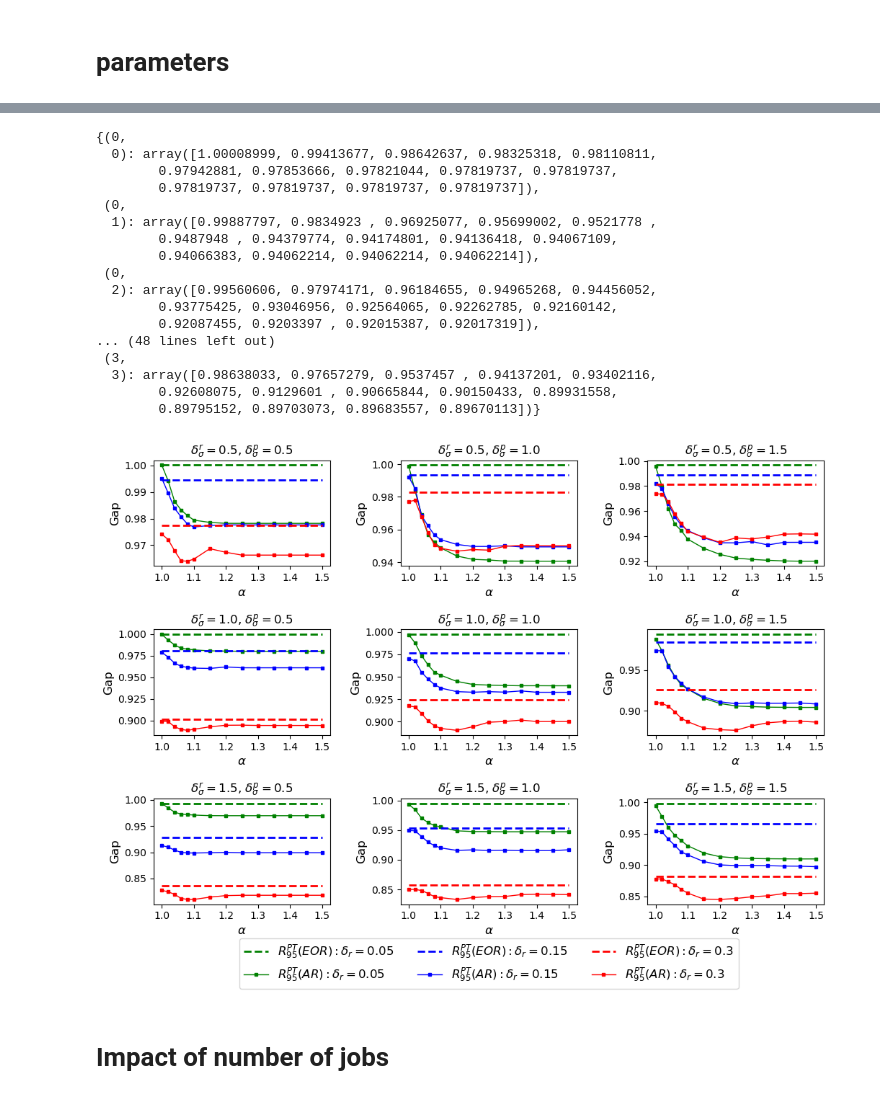
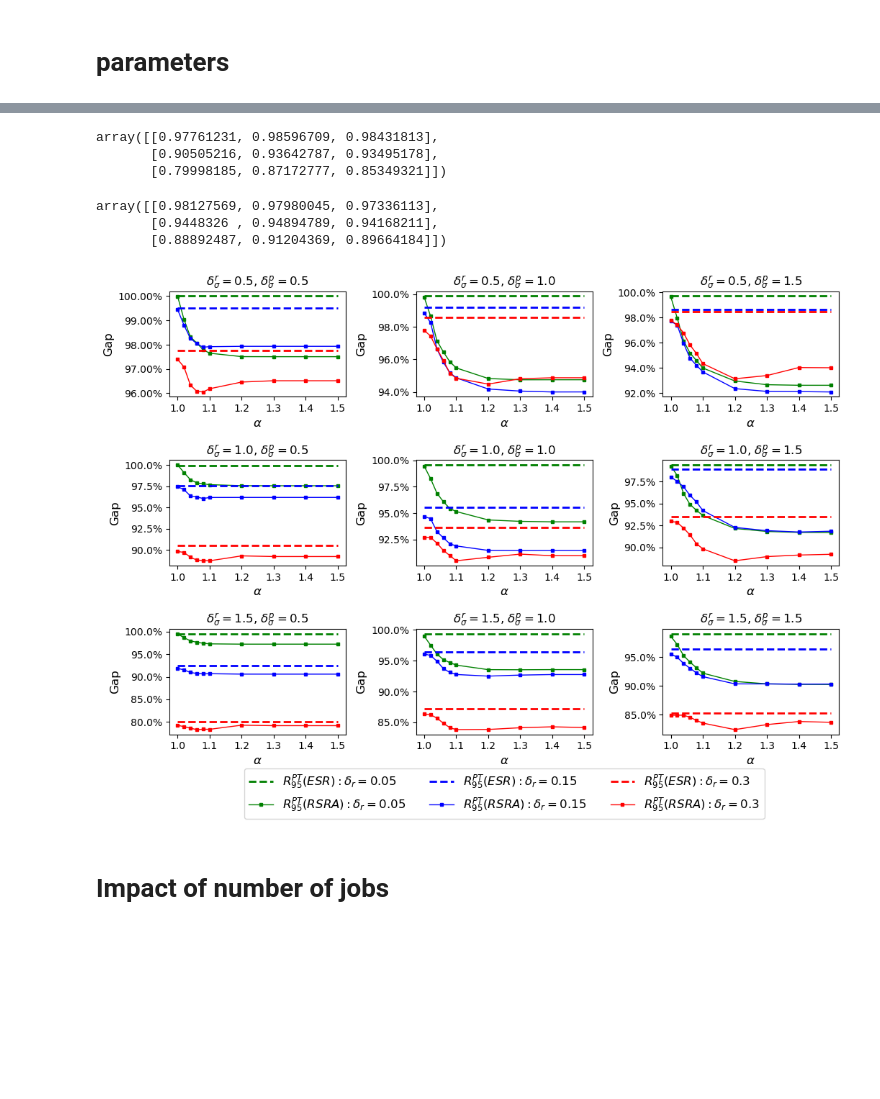
Before and after one commit to xunzhang-sjtu/Robust_scheduling_with_release_time, a Jupyter notebook: results_rand.ipynb, the cells around one changed output, grey strips where cells are left out. Saved outputs shown, nothing was run; the diff lists cells and outputs as text; code cells hidden in the pictures; blank space fills up the shorter version.

```diff
--- a/results_rand.ipynb
+++ b/results_rand.ipynb
@@ -10,7 +10,7 @@ import copy
 # parameters
 # %%
 SEED = 12
-file_path =  '/Users/zhangxun/data/robust_scheduling/rand_release/num_jobs_adjusted_target_1.08/'
+file_path = 'E:/robust_scheduling/SEED='+str(SEED)+'/'
 with open(file_path + 'para_info.pkl','rb') as tf:
     para = pickle.load(tf)
 delta_mu = para['delta_mu'] # control lb of mean processing time
@@ -135,4 +164,0 @@ ratio_set['rs'] = rs_ratio
-# %%
-file_path1 = '/Users/zhangxun/data/robust_scheduling/rand_release/release_processing_var/S='+str(10)+'/delta_r='+str(delta_r)
-with open(file_path1+'_avg_ratio.pkl', "wb") as tf:
-    pickle.dump(ratio_set,tf)
@@ -139,3 +173,9 @@ with open(file_path1+'_avg_ratio.pkl', "wb") as tf:
+# %%
+with open(file_path + 'avg_ratio.pkl','rb') as tf:
+    ratio_avg_set_all = pickle.load(tf)
+# %%
+with open(file_path + 'quan_95_ratio.pkl','rb') as tf:
+    ratio_pt_set_all = pickle.load(tf)
 # %%
 ratio_avg_set_all = {}
 ratio_pt_set_all = {}
@@ -150,26 +190,19 @@ for i in range(len(delta_r_all)):
         rst = pickle.load(tf)
     ratio_pt_set_all[delta_r] = rst
 # %%
-ratio_pt_set_all[0.05]['rs']
+ratio_pt_set_all[0.3]['saa']
 # %% [output]
-{(0,
-  0): array([1.00008999, 0.99413677, 0.98642637, 0.98325318, 0.98110811,
-        0.97942881, 0.97853666, 0.97821044, 0.97819737, 0.97819737,
-        0.97819737, 0.97819737, 0.97819737, 0.97819737]),
- (0,
-  1): array([0.99887797, 0.9834923 , 0.96925077, 0.95699002, 0.9521778 ,
-        0.9487948 , 0.94379774, 0.94174801, 0.94136418, 0.94067109,
-        0.94066383, 0.94062214, 0.94062214, 0.94062214]),
- (0,
-  2): array([0.99560606, 0.97974171, 0.96184655, 0.94965268, 0.94456052,
-        0.93775425, 0.93046956, 0.92564065, 0.92262785, 0.92160142,
-        0.92087455, 0.9203397 , 0.92015387, 0.92017319]),
-... (48 lines left out)
- (3,
-  3): array([0.98638033, 0.97657279, 0.9537457 , 0.94137201, 0.93402116,
-        0.92608075, 0.9129601 , 0.90665844, 0.90150433, 0.89931558,
-        0.89795152, 0.89703073, 0.89683557, 0.89670113])}
+array([[0.97761231, 0.98596709, 0.98431813],
+       [0.90505216, 0.93642787, 0.93495178],
+       [0.79998185, 0.87172777, 0.85349321]])
+# %%
+ratio_avg_set_all[0.3]['saa']
+# %% [output]
+array([[0.98127569, 0.97980045, 0.97336113],
+       [0.9448326 , 0.94894789, 0.94168211],
+       [0.88892487, 0.91204369, 0.89664184]])
 # %%
+import matplotlib.ticker as mtick
 ms = 3
 lw = 1
 ticks = np.arange(1,1.501,0.1)
@@ -180,40 +213,41 @@ delta_ep_all = np.arange(0.5,1.51,0.5)
 fig,ax = plt.subplots(len(delta_er_all),len(delta_ep_all),figsize=(12, 8))
 index = 0
 for i in range(len(delta_er_all)):
     delta_er = delta_er_all[i]
     for j in range(len(delta_ep_all)):
         # ax[i,j].plot(range_c,np.ones(len(range_c)),'-.',color = 'k',linewidth = lw)
         if metric_name == 'avg':
             for k in range(len(delta_r_all)):
                 delta_r = delta_r_all[k]
-                name1 = r'$R_{A}(EOR):\delta_r='+str(delta_r)+'$'
-                name2 = r'$R_{A}(AR):\delta_r='+str(delta_r)+'$'
+                name1 = r'$R_{A}(ESR):\delta_r='+str(delta_r)+'$'
+                name2 = r'$R_{A}(RSRA):\delta_r='+str(delta_r)+'$'
                 ax[i,j].plot(range_c,np.ones(len(range_c))*ratio_avg_set_all[delta_r]['saa'][i,j],'--',color = color_set[k],markersize=ms,linewidth = 2,label=name1)
                 ax[i,j].plot(range_c,ratio_avg_set_all[delta_r]['rs'][i,j],'-s',color = color_set[k],markersize=ms,linewidth = lw,label=name2)
+                ax[i,j].yaxis.set_major_formatter(mtick.PercentFormatter(1))
         else:
             for k in range(len(delta_r_all)):
                 delta_r = delta_r_all[k]
-                name1 = r'$R^{PT}_{95}(EOR):\delta_r='+str(delta_r)+'$'
-                name2 = r'$R^{PT}_{95}(AR):\delta_r='+str(delta_r)+'$'
+                name1 = r'$R^{PT}_{95}(ESR):\delta_r='+str(delta_r)+'$'
+                name2 = r'$R^{PT}_{95}(RSRA):\delta_r='+str(delta_r)+'$'
                 ax[i,j].plot(range_c,np.ones(len(range_c))*ratio_pt_set_all[delta_r]['saa'][i,j],'--',color = color_set[k],markersize=ms,linewidth = 2,label=name1)
                 ax[i,j].plot(range_c,ratio_pt_set_all[delta_r]['rs'][i,j],'-s',color = color_set[k],markersize=ms,linewidth = lw,label=name2)
-
+                ax[i,j].yaxis.set_major_formatter(mtick.PercentFormatter(1))
 
         ax[i,j].set_ylabel('Gap',fontsize = 12)
         ax[i,j].set_xlabel(r'$\alpha$',fontsize = 12)
         # ax[i,j].set_yticks(np.arange(0.88,1.01,0.04))
         ax[i,j].set_xticks(ticks)
         ax[i,j].set_title(r'$\delta^{r}_{\sigma}=$'+str(delta_er)+r', $\delta^{p}_{\sigma}=$'+str(delta_ep_all[j]))
 # plt.xticks(fontsize=16)
 # plt.yticks(fontsize=16)
 # ax.legend(loc='upper left',fontsize = 18)
 plt.legend(loc=8,fontsize = 12, ncol = 3, bbox_to_anchor=(-0.9,-0.8),borderaxespad = 0.)     ##设置ax4中legend的位置，将其放在图外
 fig_name = 'Out-of-sample performance-'+metric_name+'.pdf'
 plt.subplots_adjust(wspace =0.4, hspace =0.6)#调整子图间距
-plt.savefig(file_path1 + fig_name, bbox_inches='tight') # 保存成PDF放大后不失真（默认保存在了当前文件夹下）
+plt.savefig(file_path + fig_name, bbox_inches='tight') # 保存成PDF放大后不失真（默认保存在了当前文件夹下）
 plt.show()
 # %% [output]
-[figure, old version]
+[figure, new version]
 # %%
 def obtain_results(delta_all,name,file_path,file_pre,range_c,instances):
     rst_det = np.zeros(len(delta_all))
```
Also changed, not shown: parts of 7 cells of this notebook, 2 other files.
